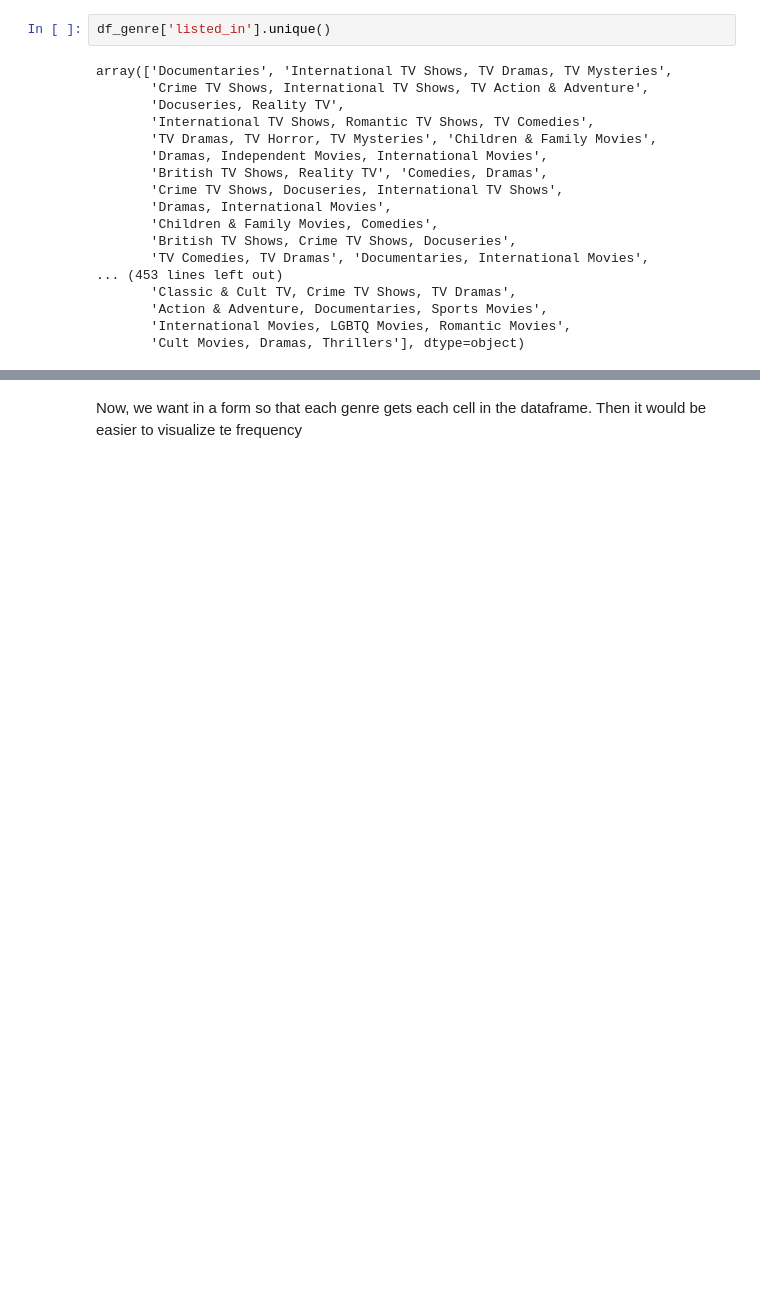
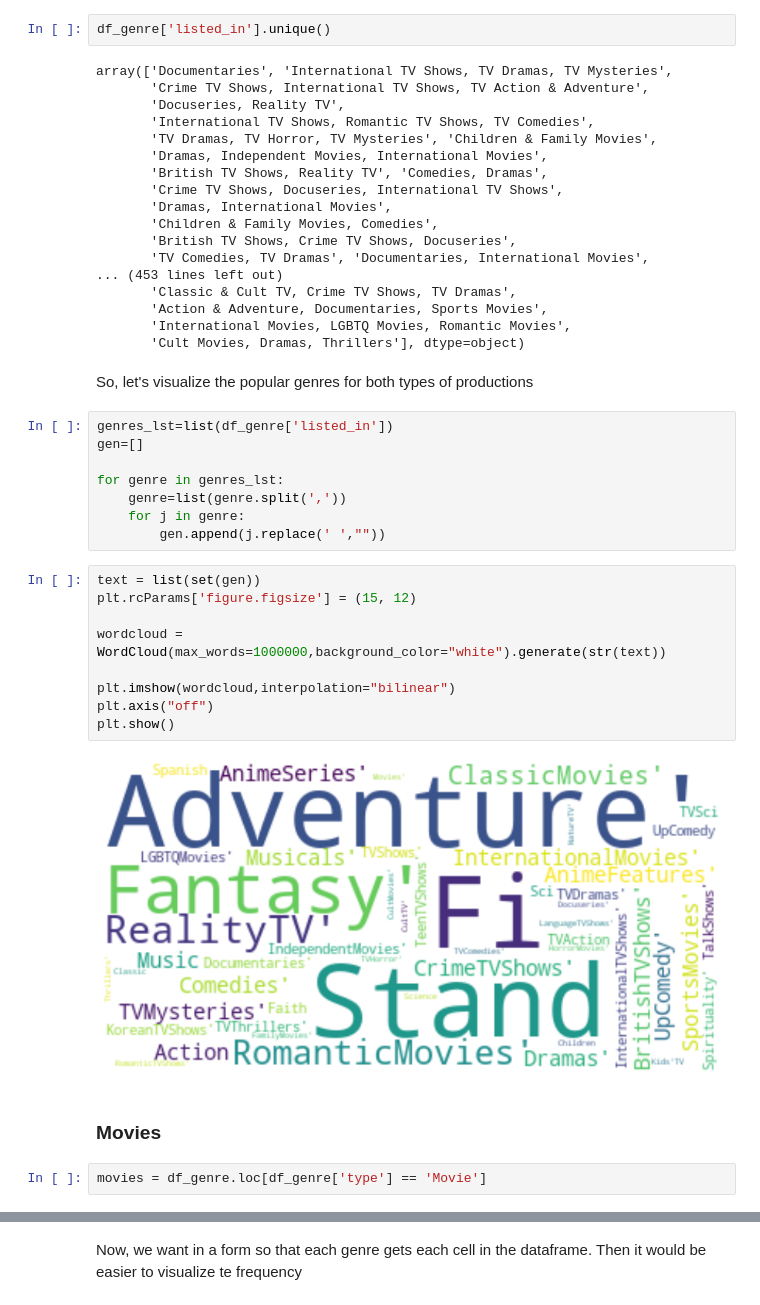
Before and after one commit to WRD397/Projects, a Jupyter notebook: BusinessCase_Netflix_EDA/main.ipynb, the cells around one changed output, grey strips where cells are left out. Saved outputs shown, nothing was run; the diff lists cells and outputs as text; blank space fills up the shorter version.

```diff
--- a/BusinessCase_Netflix_EDA/main.ipynb
+++ b/BusinessCase_Netflix_EDA/main.ipynb
@@ -109,3 +112,28 @@ array(['Documentaries', 'International TV Shows, TV Dramas, TV Mysteries',
        'Action & Adventure, Documentaries, Sports Movies',
        'International Movies, LGBTQ Movies, Romantic Movies',
        'Cult Movies, Dramas, Thrillers'], dtype=object)
+# %% [markdown]
+So, let's visualize the popular genres for both types of productions
+# %%
+genres_lst=list(df_genre['listed_in'])
+gen=[]
+
+for genre in genres_lst:
+    genre=list(genre.split(','))
+    for j in genre:
+        gen.append(j.replace(' ',""))
+# %%
+text = list(set(gen))
+plt.rcParams['figure.figsize'] = (15, 12)
+
+wordcloud = WordCloud(max_words=1000000,background_color="white").generate(str(text))
+
+plt.imshow(wordcloud,interpolation="bilinear")
+plt.axis("off")
+plt.show()
+# %% [output]
+[figure, added]
+# %% [markdown]
+### Movies
+# %%
+movies = df_genre.loc[df_genre['type'] == 'Movie']
```
Also changed, not shown: parts of 29 cells of this notebook.
